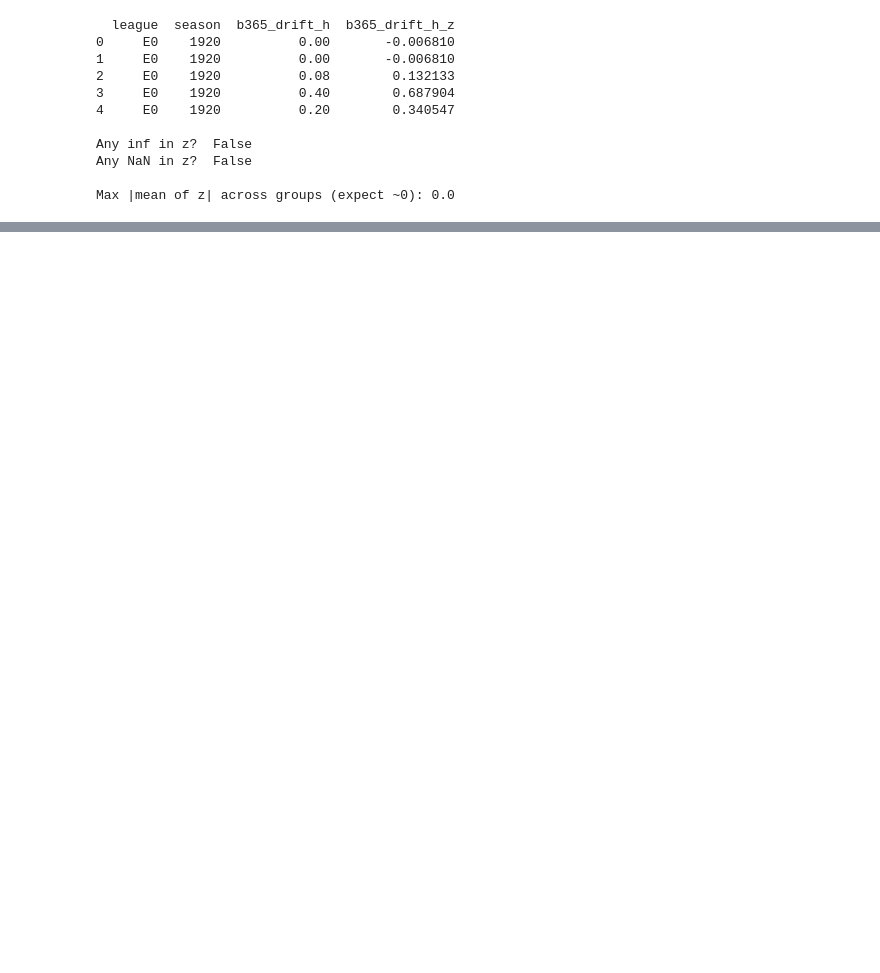
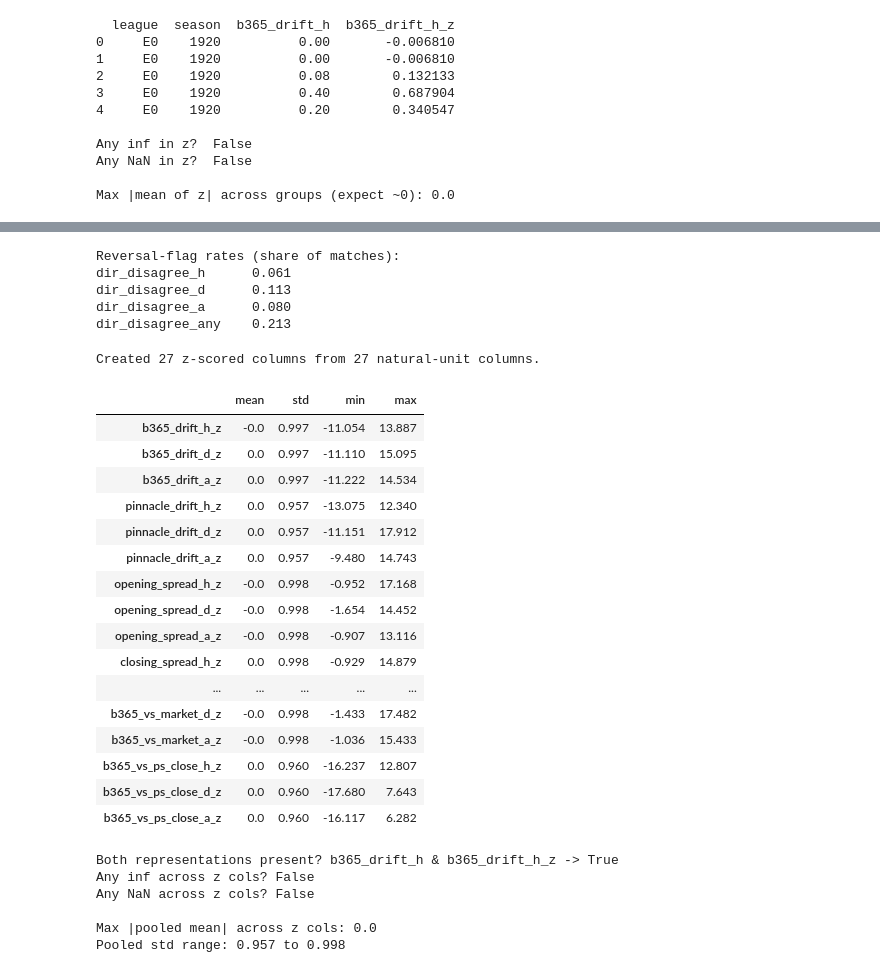
Before and after one commit to vladislavkivaev/football-betting-integrity-monitor, a Jupyter notebook: notebooks/02_features.ipynb, the cells around one changed output, grey strips where cells are left out. Cells and saved outputs as stored; diff of their text form; code cells hidden in the pictures; blank space fills up the shorter version.

```diff
--- a/notebooks/02_features.ipynb
+++ b/notebooks/02_features.ipynb
@@ -94,8 +94,3 @@ T1       306   420   380   313   380   342   306
    elite     E0
 mid_tier     G1
 mid_tier     T1
-# %%
-# --- COVID baseline rule (defined ONCE, reused everywhere) ---
-# Keep COVID rows in the data; exclude them when computing baseline mean/std.
-baseline_mask = ~df["is_covid_season"].astype(bool)
-print(f"Baseline rows (non-COVID): {int(baseline_mask.sum())} / {len(df)}")
@@ -126,7 +119,7 @@ secondary view. Every downstream block calls this — so the normalization logic
 def zscore_by_group(df, cols, group_keys=("league", "season"),
                     baseline_mask=None, suffix="_z"):
     """
-    Per-group z-score with a separate baseline population.
+    Per-group z-score, optionally with a separate baseline population.
 
     Parameters
     ----------
@@ -134,7 +127,7 @@ def zscore_by_group(df, cols, group_keys=("league", "season"),
     cols : list[str]            columns to z-score
     group_keys : list[str]      grouping for the baseline (default league + season)
     baseline_mask : Series|None boolean aligned to df rows; True = row used to compute
-                                mean/std. Pass ~is_covid_season to exclude COVID from baseline.
+                                mean/std. Default None = use all rows in each group.
     suffix : str                appended to each new z-score column
 
     Returns
@@ -146,7 +139,7 @@ def zscore_by_group(df, cols, group_keys=("league", "season"),
     cols = list(cols)
     out = df.reset_index(drop=True).copy()
 
-    # 1) compute stats from the baseline population only
+    # 1) compute stats from the chosen baseline population
     base = out if baseline_mask is None else out.loc[baseline_mask.values]
     agg = base.groupby(group_keys)[cols].agg(["mean", "std"])
     agg.columns = [f"{c}__{stat}" for c, stat in agg.columns]
@@ -214,0 +232,69 @@ reversal) through `zscore_by_group`, keeping the natural-unit columns alongside
+# %%
+# --- Reversal proxy (derived here; not in dbt) ---
+# Sharp book (Pinnacle) and public book (Bet365) moved in OPPOSITE directions on the
+# same outcome = steam-then-fade fingerprint. Boolean per outcome + an "any outcome" rollup.
+# np.sign(0) == 0, so "no movement" never counts as a disagreement.
+reversal_flags = []
+for o in ["h", "d", "a"]:
+    col = f"dir_disagree_{o}"
+    df[col] = ((np.sign(df[f"b365_drift_{o}"]) * np.sign(df[f"pinnacle_drift_{o}"])) < 0).astype(int)
+    reversal_flags.append(col)
+
+df["dir_disagree_any"] = df[reversal_flags].max(axis=1)
+reversal_cols = reversal_flags + ["dir_disagree_any"]
+
+print("Reversal-flag rates (share of matches):")
+print(df[reversal_cols].mean().round(3).to_string())
+# %% [output]
+Reversal-flag rates (share of matches):
+dir_disagree_h      0.061
+dir_disagree_d      0.113
+dir_disagree_a      0.080
+dir_disagree_any    0.213
+# %%
+# --- Z-score the numeric families in one pass (natural-unit columns are kept) ---
+to_z = present["drift"] + present["spread"] + present["implied"] + present["clv"]
+df = zscore_by_group(df, cols=to_z)        # Option 1: per league-season, no baseline_mask
+
+z_cols = [f"{c}_z" for c in to_z]
+print(f"Created {len(z_cols)} z-scored columns from {len(to_z)} natural-unit columns.")
+df[z_cols].describe().T[["mean", "std", "min", "max"]].round(3)
+# %% [output]
+Created 27 z-scored columns from 27 natural-unit columns.
+|  | mean | std | min | max |
+| b365_drift_h_z | -0.0 | 0.997 | -11.054 | 13.887 |
+| b365_drift_d_z | 0.0 | 0.997 | -11.110 | 15.095 |
+| b365_drift_a_z | 0.0 | 0.997 | -11.222 | 14.534 |
+| pinnacle_drift_h_z | 0.0 | 0.957 | -13.075 | 12.340 |
+| pinnacle_drift_d_z | 0.0 | 0.957 | -11.151 | 17.912 |
+| pinnacle_drift_a_z | 0.0 | 0.957 | -9.480 | 14.743 |
+| opening_spread_h_z | -0.0 | 0.998 | -0.952 | 17.168 |
+| opening_spread_d_z | -0.0 | 0.998 | -1.654 | 14.452 |
+| opening_spread_a_z | -0.0 | 0.998 | -0.907 | 13.116 |
+| closing_spread_h_z | 0.0 | 0.998 | -0.929 | 14.879 |
+| ... | ... | ... | ... | ... |
+| b365_vs_market_d_z | -0.0 | 0.998 | -1.433 | 17.482 |
+| b365_vs_market_a_z | -0.0 | 0.998 | -1.036 | 15.433 |
+| b365_vs_ps_close_h_z | 0.0 | 0.960 | -16.237 | 12.807 |
+| b365_vs_ps_close_d_z | 0.0 | 0.960 | -17.680 | 7.643 |
+| b365_vs_ps_close_a_z | 0.0 | 0.960 | -16.117 | 6.282 |
+# %%
+# --- QA: both representations coexist; z-scores well-behaved ---
+example = to_z[0]
+print(f"Both representations present? {example} & {example}_z ->",
+      (example in df.columns) and (f"{example}_z" in df.columns))
+
+print("Any inf across z cols?", bool(np.isinf(df[z_cols].to_numpy()).any()))
+print("Any NaN across z cols?", bool(df[z_cols].isna().to_numpy().any()))
+
+# Pooled across all rows: within-group centring makes mean ~0, std ~1
+summary = df[z_cols].agg(["mean", "std"]).T
+print("\nMax |pooled mean| across z cols:", round(summary["mean"].abs().max(), 4))
+print("Pooled std range:", round(summary["std"].min(), 3), "to", round(summary["std"].max(), 3))
+# %% [output]
+Both representations present? b365_drift_h & b365_drift_h_z -> True
+Any inf across z cols? False
+Any NaN across z cols? False
+
+Max |pooled mean| across z cols: 0.0
+Pooled std range: 0.957 to 0.998
```
Also changed, not shown: parts of 35 cells of this notebook, 7 other files.
